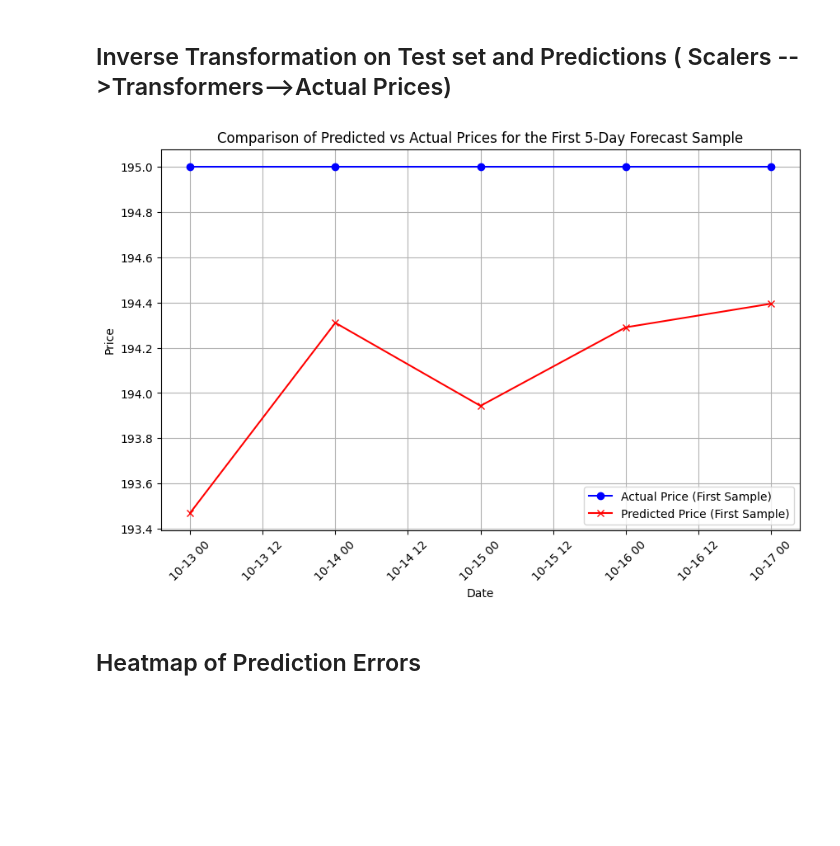
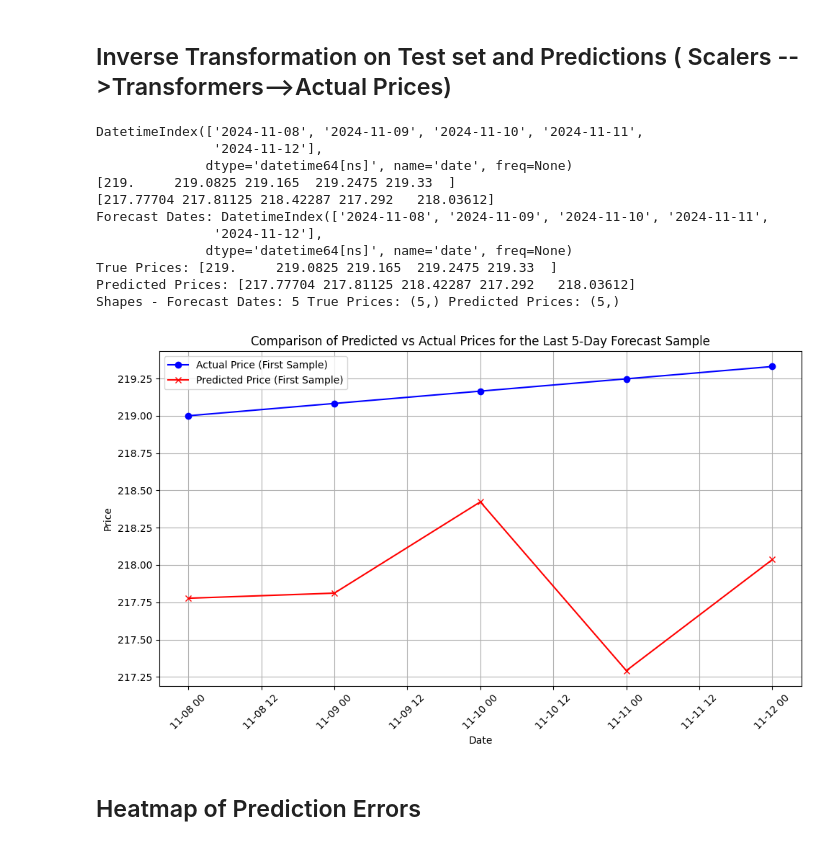
Before and after one commit to venura-Pussella/Nadu_2-Food-Price-Prediction, a Jupyter notebook: notebooks/2019-2023/LSTM_Univariate_5_Day_Forecast.ipynb, the cells around one changed output. Cells and saved outputs as stored; diff of their text form; code cells hidden in the pictures; blank space fills up the shorter version.

```diff
--- a/notebooks/2019-2023/LSTM_Univariate_5_Day_Forecast.ipynb
+++ b/notebooks/2019-2023/LSTM_Univariate_5_Day_Forecast.ipynb
@@ -545,33 +630,69 @@ for row in prediction:
 predicted_prices = np.array(predicted_prices)
 # %%
 import matplotlib.pyplot as plt
+import numpy as np
 
-# Assuming true_prices, predicted_prices, and test_dates are available
-# and test_dates[0] holds the 5 dates corresponding to the first forecast period
+# Extract the first and only forecast period from `test_y` and `test_dates`
+forecast_dates = test_dates  # Already contains the last 5 dates
+sample_true = true_prices[0]  # Extract the single 5-day true price values
+sample_pred = predicted_prices[0]  # Extract the single 5-day predicted values
 
-# Extract the first sample (first 5-day forecast) from true and predicted arrays
-sample_true = true_prices[0]
-sample_pred = predicted_prices[0]
+print(forecast_dates)
+print(sample_true)
+print(sample_pred)
 
-# Use actual dates for the first forecast period
-forecast_dates = test_dates[0]  # Should be an array of dates with length 7
+# Ensure forecast_dates is in a compatible format
+if isinstance(forecast_dates, (np.ndarray, pd.Series)):
+    forecast_dates = forecast_dates.tolist()
 
+# Debugging: Print dimensions and content
+print("Forecast Dates:", forecast_dates)
+print("True Prices:", sample_true)
+print("Predicted Prices:", sample_pred)
+print("Shapes - Forecast Dates:", len(forecast_dates),
+      "True Prices:", sample_true.shape,
+      "Predicted Prices:", sample_pred.shape)
+
+# Check dimensions for consistency
+if len(forecast_dates) != len(sample_true) or len(forecast_dates) != len(sample_pred):
+    raise ValueError(
+        f"Mismatch in dimensions: forecast_dates ({len(forecast_dates)}) vs "
+        f"true prices ({len(sample_true)}) or predicted prices ({len(sample_pred)})"
+    )
+
+# Plotting
 plt.figure(figsize=(10, 6))
 
-# Plot the actual and predicted prices for the first 5-day forecast
+# Plot true and predicted prices
 plt.plot(forecast_dates, sample_true, label='Actual Price (First Sample)', marker='o', color='blue')
 plt.plot(forecast_dates, sample_pred, label='Predicted Price (First Sample)', marker='x', color='red')
 
 # Add labels, title, and legend
 plt.xlabel("Date")
 plt.ylabel("Price")
-plt.title("Comparison of Predicted vs Actual Prices for the First 5-Day Forecast Sample")
+plt.title("Comparison of Predicted vs Actual Prices for the Last 5-Day Forecast Sample")
 plt.legend()
 plt.grid(True)
-plt.xticks(rotation=45)  # Rotate dates for better readability
+
+# Rotate dates on x-axis for readability
+plt.xticks(rotation=45)
+
+# Adjust layout to prevent overlap
+plt.tight_layout()
 plt.show()
 # %% [output]
+DatetimeIndex(['2024-11-08', '2024-11-09', '2024-11-10', '2024-11-11',
+               '2024-11-12'],
+              dtype='datetime64[ns]', name='date', freq=None)
+[219.     219.0825 219.165  219.2475 219.33  ]
+[217.77704 217.81125 218.42287 217.292   218.03612]
+Forecast Dates: DatetimeIndex(['2024-11-08', '2024-11-09', '2024-11-10', '2024-11-11',
+               '2024-11-12'],
+              dtype='datetime64[ns]', name='date', freq=None)
+True Prices: [219.     219.0825 219.165  219.2475 219.33  ]
+Predicted Prices: [217.77704 217.81125 218.42287 217.292   218.03612]
+Shapes - Forecast Dates: 5 True Prices: (5,) Predicted Prices: (5,)
-[figure, old version]
+[figure, new version]
 # %% [markdown]
 ##  Heatmap of Prediction Errors
 # %%
```
Also changed, not shown: parts of 14 cells of this notebook, 17 other files.
